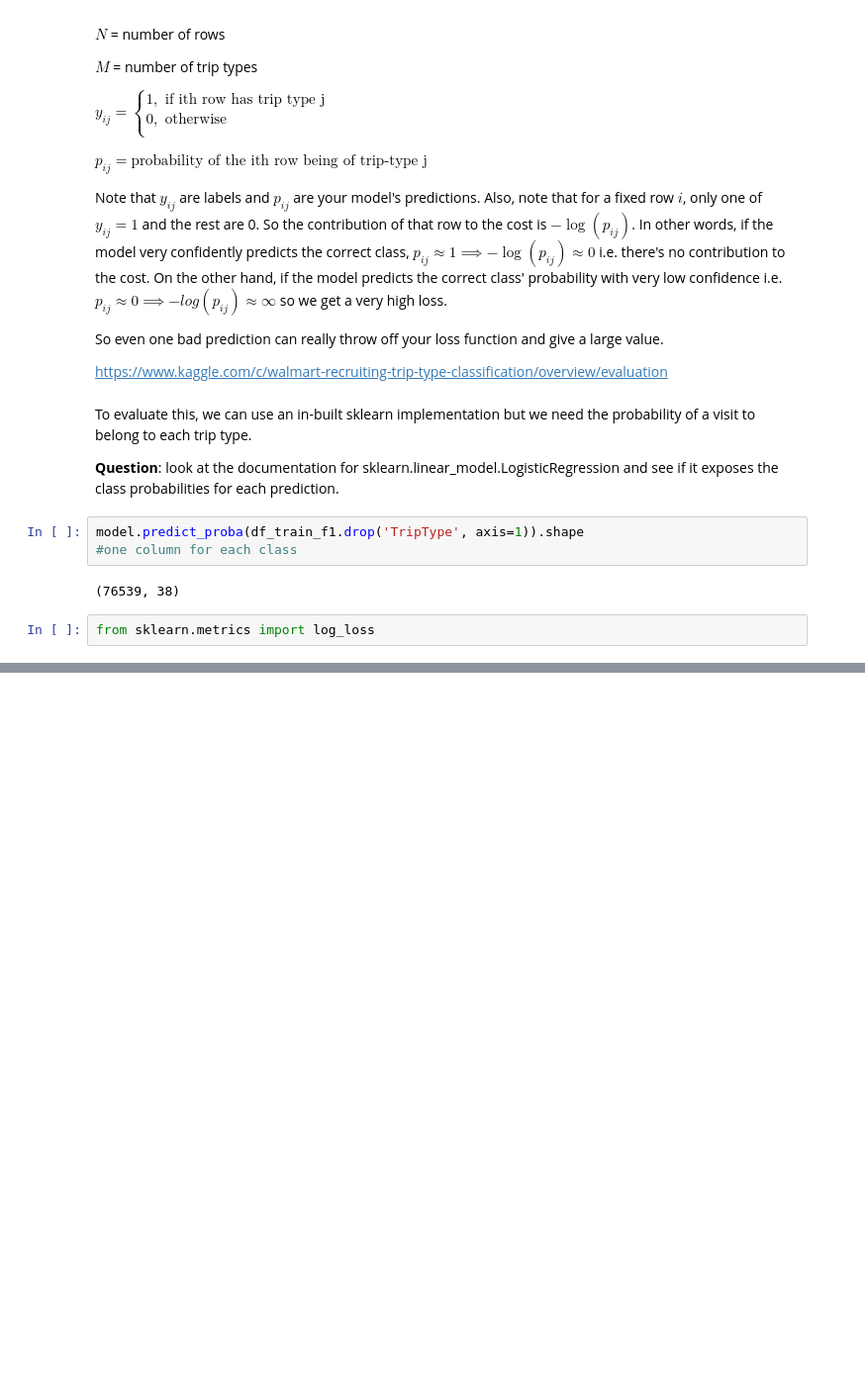
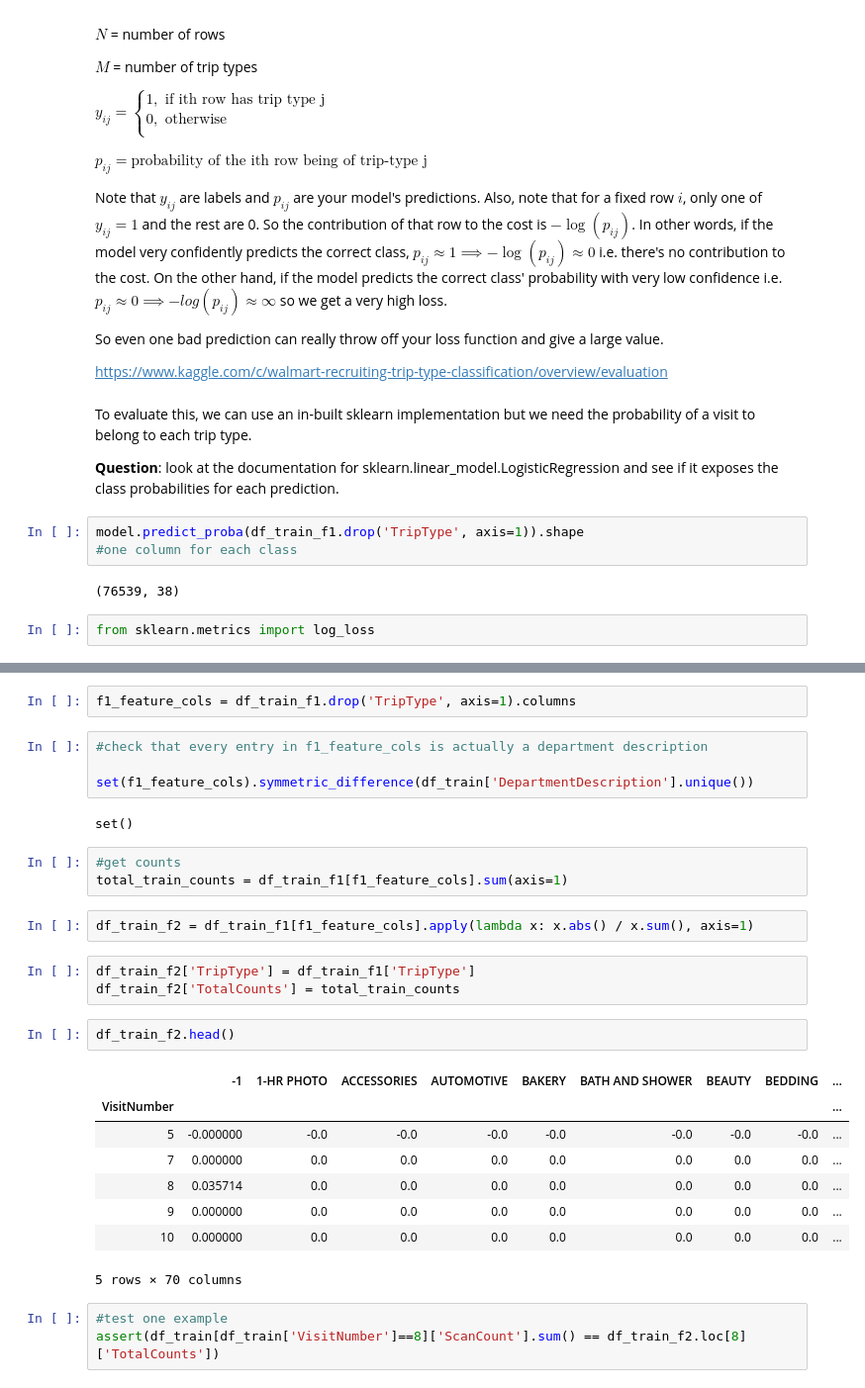
Before and after one commit to TreeinRandomForest/BrnoMLWorkshop2019, a Jupyter notebook: BrnoTeaching2019/notebooks/Day 2 - Linear Models.ipynb, the cells around one changed output, grey strips where cells are left out. Shown at 99% size. Saved outputs shown, nothing was run; the diff lists cells and outputs as text; blank space fills up the shorter version.

Commit message:
Checkpoint for day 2 + skeleton for day 3

```diff
--- a/BrnoTeaching2019/notebooks/Day 2 - Linear Models.ipynb
+++ b/BrnoTeaching2019/notebooks/Day 2 - Linear Models.ipynb
@@ -888,0 +1014,30 @@ Some options are:
+# %%
+f1_feature_cols = df_train_f1.drop('TripType', axis=1).columns
+# %%
+#check that every entry in f1_feature_cols is actually a department description
+
+set(f1_feature_cols).symmetric_difference(df_train['DepartmentDescription'].unique())
+# %% [output]
+set()
+# %%
+#get counts
+total_train_counts = df_train_f1[f1_feature_cols].sum(axis=1)
+# %%
+df_train_f2 = df_train_f1[f1_feature_cols].apply(lambda x: x.abs() / x.sum(), axis=1)
+# %%
+df_train_f2['TripType'] = df_train_f1['TripType']
+df_train_f2['TotalCounts'] = total_train_counts
+# %%
+df_train_f2.head()
+# %% [output]
+|  | -1 | 1-HR PHOTO | ACCESSORIES | AUTOMOTIVE | BAKERY | BATH AND SHOWER | BEAUTY | BEDDING | ... |
+| VisitNumber |  |  |  |  |  |  |  |  | ... |
+| 5 | -0.000000 | -0.0 | -0.0 | -0.0 | -0.0 | -0.0 | -0.0 | -0.0 | ... |
+| 7 | 0.000000 | 0.0 | 0.0 | 0.0 | 0.0 | 0.0 | 0.0 | 0.0 | ... |
+| 8 | 0.035714 | 0.0 | 0.0 | 0.0 | 0.0 | 0.0 | 0.0 | 0.0 | ... |
+| 9 | 0.000000 | 0.0 | 0.0 | 0.0 | 0.0 | 0.0 | 0.0 | 0.0 | ... |
+| 10 | 0.000000 | 0.0 | 0.0 | 0.0 | 0.0 | 0.0 | 0.0 | 0.0 | ... |
+5 rows × 70 columns
+# %%
+#test one example
+assert(df_train[df_train['VisitNumber']==8]['ScanCount'].sum() == df_train_f2.loc[8]['TotalCounts'])
```
Also changed, not shown: parts of 41 cells of this notebook, 1 other file.
